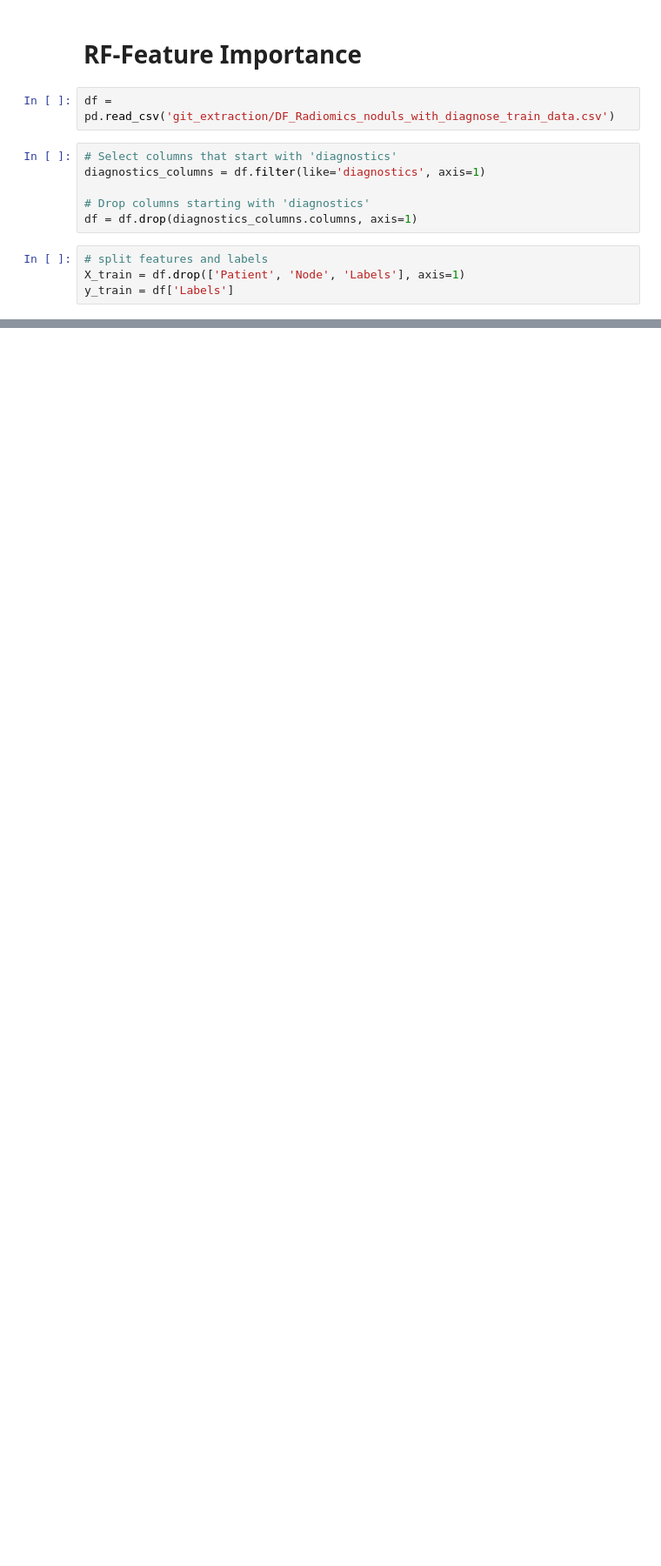
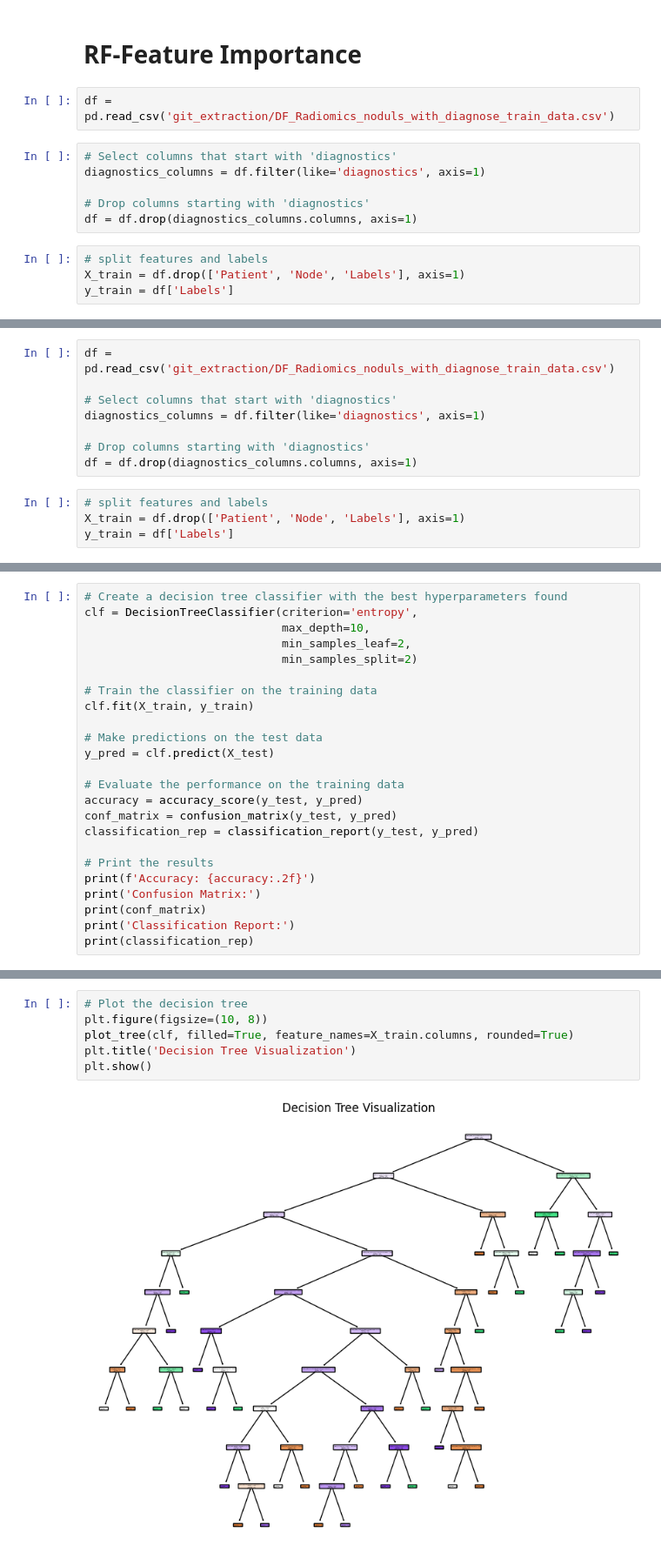
Before and after one commit to GaborinoS/Medical_image, a Jupyter notebook: feature_extraction.ipynb, the cells around one changed output, grey strips where cells are left out. Shown at 87% size. Saved outputs shown, nothing was run; the diff lists cells and outputs as text; blank space fills up the shorter version.

```diff
--- a/feature_extraction.ipynb
+++ b/feature_extraction.ipynb
@@ -135,0 +234,12 @@ plt.show()
+# %%
+df = pd.read_csv('git_extraction/DF_Radiomics_noduls_with_diagnose_train_data.csv')
+
+# Select columns that start with 'diagnostics'
+diagnostics_columns = df.filter(like='diagnostics', axis=1)
+
+# Drop columns starting with 'diagnostics'
+df = df.drop(diagnostics_columns.columns, axis=1)
+# %%
+# split features and labels
+X_train = df.drop(['Patient', 'Node', 'Labels'], axis=1)
+y_train = df['Labels']
@@ -135,0 +285,24 @@ plt.show()
+# %%
+# Create a decision tree classifier with the best hyperparameters found
+clf = DecisionTreeClassifier(criterion='entropy',
+                             max_depth=10,
+                             min_samples_leaf=2,
+                             min_samples_split=2)
+
+# Train the classifier on the training data
+clf.fit(X_train, y_train)
+
+# Make predictions on the test data
+y_pred = clf.predict(X_test)
+
+# Evaluate the performance on the training data
+accuracy = accuracy_score(y_test, y_pred)
+conf_matrix = confusion_matrix(y_test, y_pred)
+classification_rep = classification_report(y_test, y_pred)
+
+# Print the results
+print(f'Accuracy: {accuracy:.2f}')
+print('Confusion Matrix:')
+print(conf_matrix)
+print('Classification Report:')
+print(classification_rep)
@@ -135,0 +325,8 @@ plt.show()
+# %%
+# Plot the decision tree
+plt.figure(figsize=(10, 8))
+plot_tree(clf, filled=True, feature_names=X_train.columns, rounded=True)
+plt.title('Decision Tree Visualization')
+plt.show()
+# %% [output]
+[figure, added]
```
Also changed, not shown: parts of 14 cells of this notebook.
